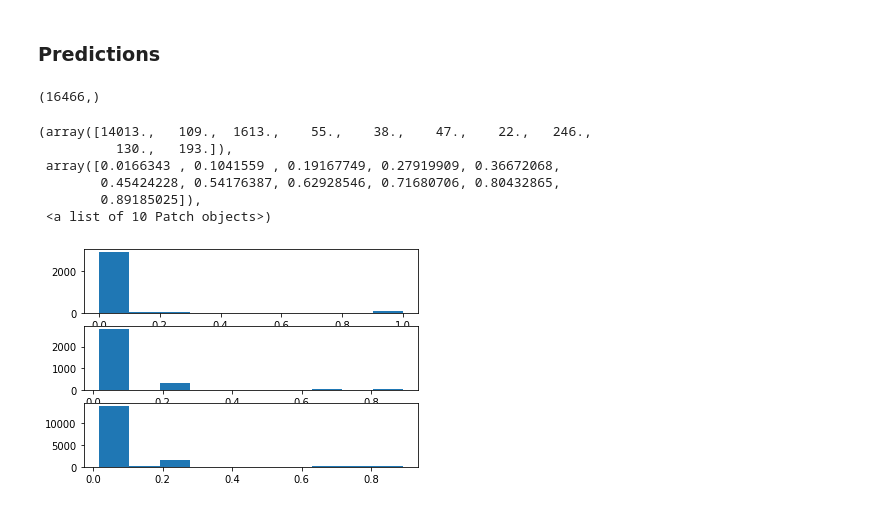
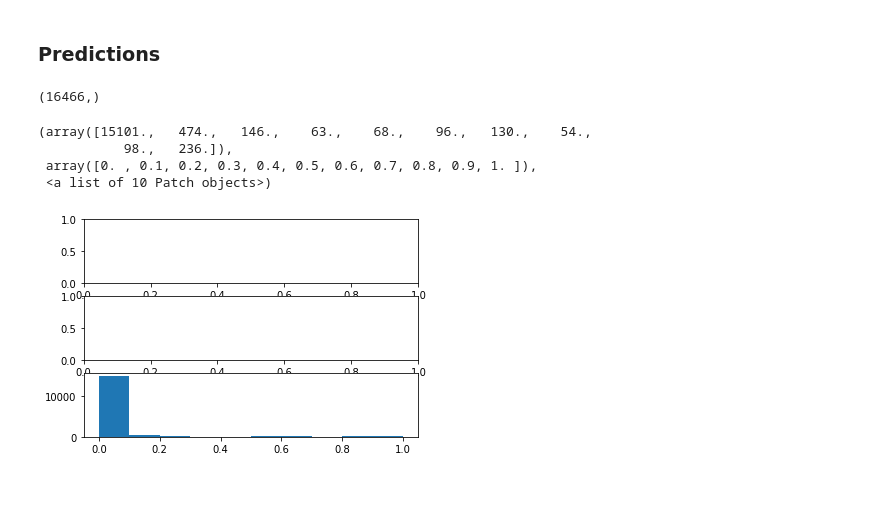
Before and after one commit to stmugisha/competitive-programming, a Jupyter notebook: flood_prediction/flood_prediction.ipynb, the cells around one changed output. Cells and saved outputs as stored; diff of their text form; code cells hidden in the pictures.

```diff
--- a/flood_prediction/flood_prediction.ipynb
+++ b/flood_prediction/flood_prediction.ipynb
@@ -207,0 +214,3 @@ train_set.shape
+# %%
+def rmse(y_true, y_pred):
+    return K.sqrt(K.mean((K.square(y_pred - y_true))))
@@ -207,0 +378,19 @@ train_set.shape
+# %%
+# Catboost
+kfold = KFold(n_splits=4, shuffle=False)
+
+score = []
+for train, val in kfold.split(X, target):
+    # Catboost
+    catboost_model = catboost.CatBoostRegressor(iterations=550,
+                                          learning_rate=0.035,
+                                          depth=5,
+                                          loss_function='RMSE',
+                                          random_state=77
+                                          )
+    catboost_model.fit(X.iloc[train], target.iloc[train])
+    root_mse = utils.rmse(target.iloc[val], catboost_model.predict(X.iloc[val]))
+    score.append(root_mse)
+    print(root_mse)
+
+print("Average score in 5-fold CV:", np.mean(score))
@@ -208,20 +415,27 @@ train_set.shape
 # %% [markdown]
 ### Predictions
-# %%
-predictions = gs.predict(test_set)
-predictions.shape
-# %% [output]
-(16466,)
+# %%
+#predictions = model.predict(test_set)
+predictions = catboost_model.predict(test_set)
+#predictions = model.predict(test_set.values).flatten() # NN
+predictions.shape
+# %% [output]
+(16466,)
+# %%
+# Bound predictions
+for i in range(len(predictions.flatten())):
+    if predictions[i] < 0:
+        predictions[i] = 0
+    elif predictions[i] > 1:
+        predictions[i] = 1
 # %%
 fig, ax = plt.subplots(nrows=3)
-ax[0].hist(y_val, bins=10)
-ax[1].hist(y_hat, bins=10)
+#ax[0].hist(y_val, bins=10)
+#ax[1].hist(y_hat, bins=10)
 ax[2].hist(predictions, bins=10)
 # %% [output]
-(array([14013.,   109.,  1613.,    55.,    38.,    47.,    22.,   246.,
-          130.,   193.]),
- array([0.0166343 , 0.1041559 , 0.19167749, 0.27919909, 0.36672068,
-        0.45424228, 0.54176387, 0.62928546, 0.71680706, 0.80432865,
-        0.89185025]),
+(array([15101.,   474.,   146.,    63.,    68.,    96.,   130.,    54.,
+           98.,   236.]),
+ array([0. , 0.1, 0.2, 0.3, 0.4, 0.5, 0.6, 0.7, 0.8, 0.9, 1. ]),
  <a list of 10 Patch objects>)
-[figure, old version]
+[figure, new version]
```
Also changed, not shown: parts of 25 cells of this notebook, 44 other files.
